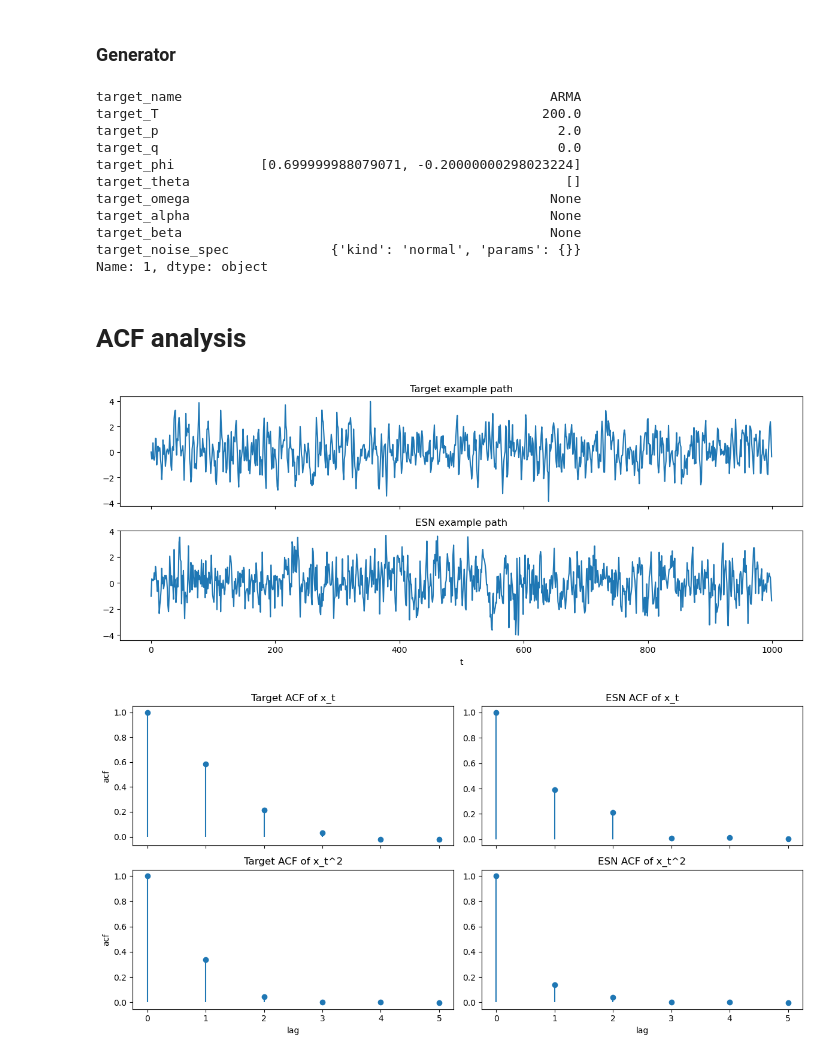
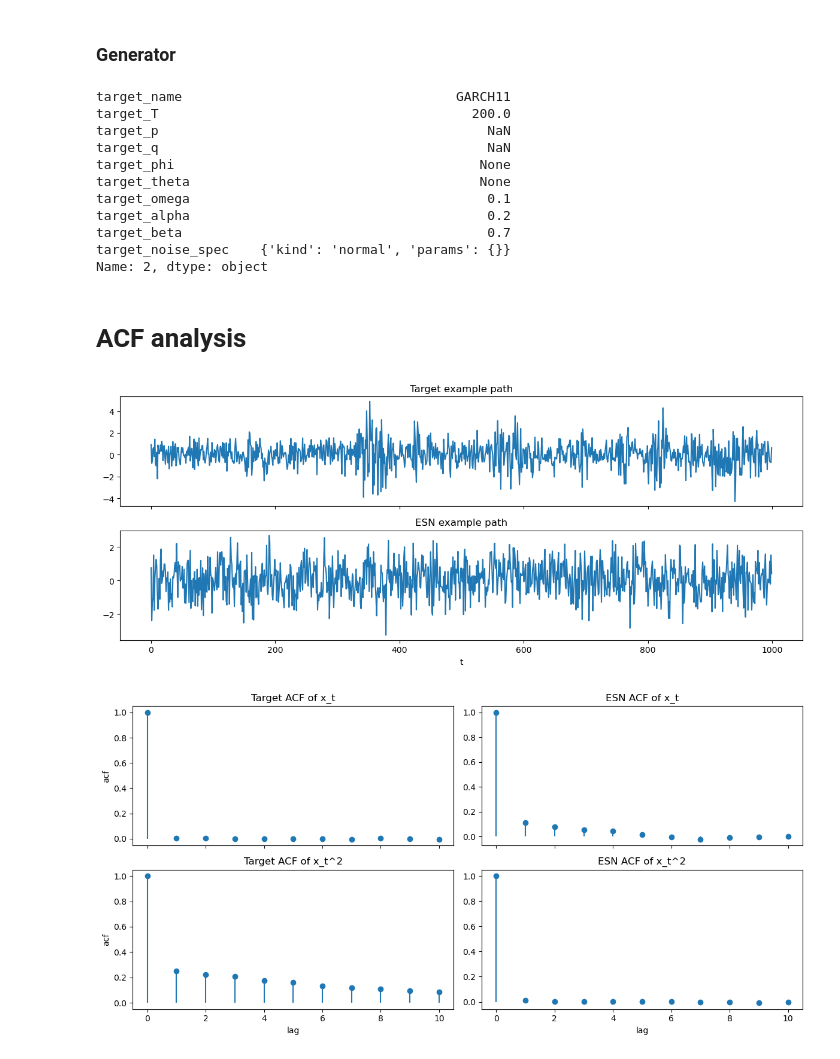
Before and after one commit to omersuder5/My_trial_space, a Jupyter notebook: analyse_runs.ipynb, the cells around one changed output. Drawn from its saved outputs; the diff is of its cells as text; code cells hidden in the pictures.

```diff
--- a/analyse_runs.ipynb
+++ b/analyse_runs.ipynb
@@ -25,7 +26,7 @@ df.head()
 # %% [markdown]
 # Pick one row and show loss progression and plot some samples
 # %%
-row = 1
+row = 2
 # %% [markdown]
 ## loss progrssion for this particular run
 # %%
@@ -69,17 +71,17 @@ esn = load_esn_from_df(df, row=row, which="best", map_location=device, dtype=tor
 target_cols = [col for col in df.columns if "target_" in col and "esn_" not in col]
 df.iloc[row][target_cols]
 # %% [output]
-target_name                                               ARMA
-target_T                                                 200.0
-target_p                                                   2.0
-target_q                                                   0.0
-target_phi           [0.699999988079071, -0.20000000298023224]
-target_theta                                                []
-target_omega                                              None
-target_alpha                                              None
-target_beta                                               None
-target_noise_spec             {'kind': 'normal', 'params': {}}
-Name: 1, dtype: object
+target_name                                   GARCH11
+target_T                                        200.0
+target_p                                          NaN
+target_q                                          NaN
+target_phi                                       None
+target_theta                                     None
+target_omega                                      0.1
+target_alpha                                      0.2
+target_beta                                       0.7
+target_noise_spec    {'kind': 'normal', 'params': {}}
+Name: 2, dtype: object
 # %%
 generator, noise = load_target_and_noise_from_df(df, row=row)
 # with torch.no_grad():
@@ -88,7 +90,7 @@ generator, noise = load_target_and_noise_from_df(df, row=row)
 # %% [markdown]
 # ACF analysis
 # %%
-out = acf_compare(esn=esn, generator=generator, N=100, T=1000, lag=5, noise=noise)
+out = acf_compare(esn=esn, generator=generator, N=100, T=1000, lag=10, noise=noise)
 # %% [output]
-[figure, old version]
+[figure, new version]
-[figure, old version]
+[figure, new version]
```
Also changed, not shown: parts of 3 cells of this notebook, 6 other files.
